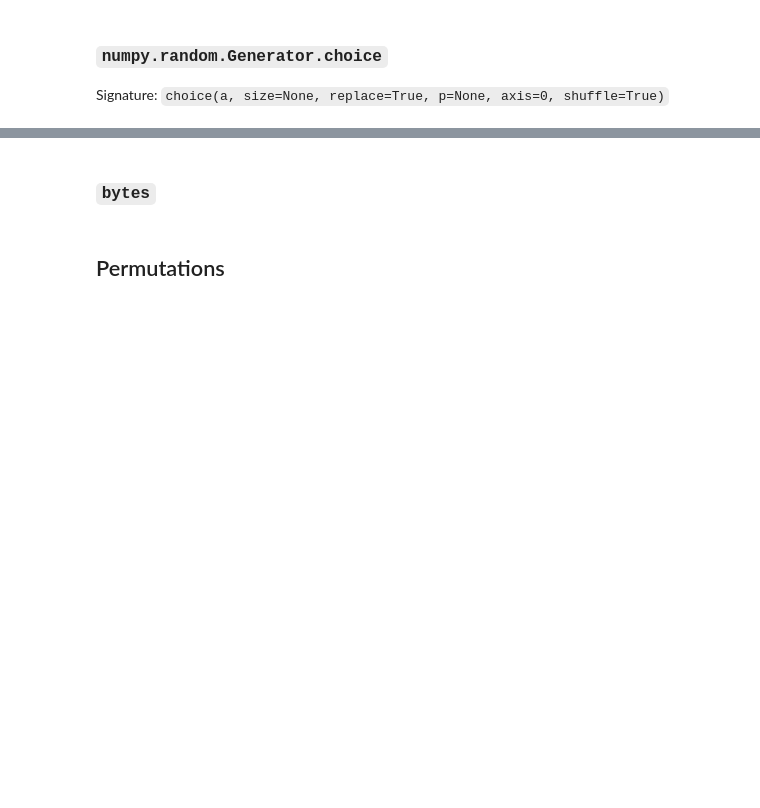
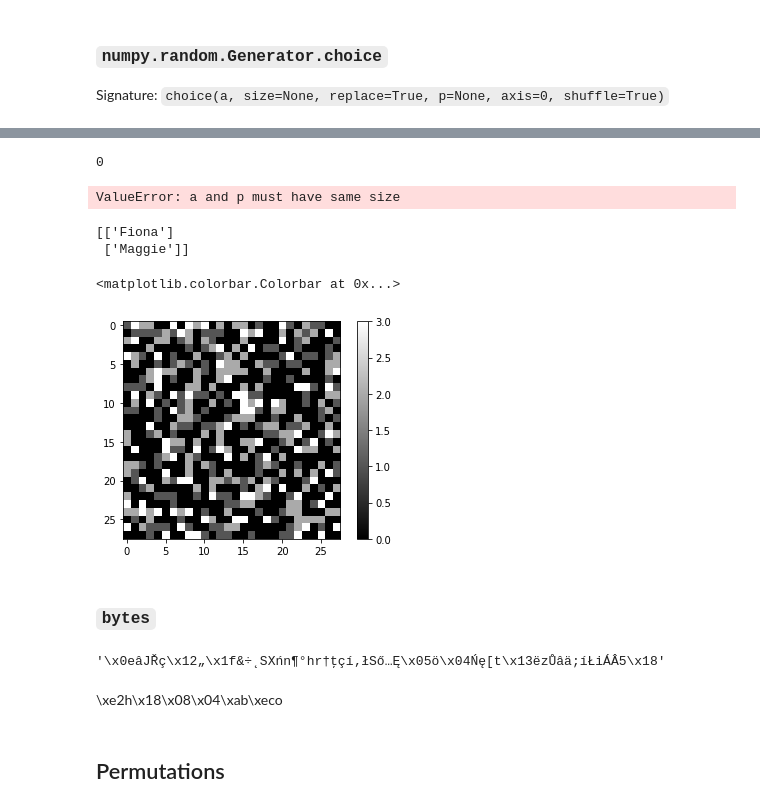
Before and after one commit to fod/numpy-random, a Jupyter notebook: numpy-random.ipynb, the cells around one changed output, grey strips where cells are left out. Saved outputs shown, nothing was run; the diff lists cells and outputs as text; code cells hidden in the pictures; blank space fills up the shorter version.

Commit message:
choice() method description

```diff
--- a/numpy-random.ipynb
+++ b/numpy-random.ipynb
@@ -138,5 +142,34 @@ Signature: `choice(a, size=None, replace=True, p=None, axis=0, shuffle=True)`
+# %%
+names = ['Anna', 'Ramona', 'Fiachra', 'Fiona']
+winner = rng.choice(names, 2, p=[0.2,0.2,0.4,0.2])
+xx = rng.choice(4, size=[28,28], p=[0.5, 0.2, 0.2, 0.1])
+print(rng.integers(9))
+for w in range(10):
+    winners = rng.choice(names, 2, p=[0.2,0.2,0.4,0.2], replace=False)
+    print(winners)
+# %% [output]
+0
+ValueError: a and p must have same size
+# %%
+names = [['Anna', 'Ramona', 'Fiachra', 'Fiona'],['Homer','Bart', 'Lisa', 'Maggie']]
+print(rng.choice(names, 1, axis=1))
+# %% [output]
+[['Fiona']
+ ['Maggie']]
+# %%
+plt.imshow(xx, cmap="gray")
+plt.colorbar()
+# %% [output]
+<matplotlib.colorbar.Colorbar at 0x...>
+[figure, added]
 # %% [markdown]
 ### `bytes`
+# %%
+display(rng.bytes(50).decode('cp1250'))
+# %% [output]
+'\x0eâJŘç\x12„\x1f&÷˛SXńn¶°hr†ţçí‚łSő…Ę\x05ö\x04Ńę[t\x13ëzŮâä;íŁiÁÂ5\x18'
+# %% [markdown]
+\xe2h\x18\x08\x04\xab\xeco
 # %% [markdown]
 ## Permutations
 # %% [markdown]
```
Also changed, not shown: parts of 5 cells of this notebook.
